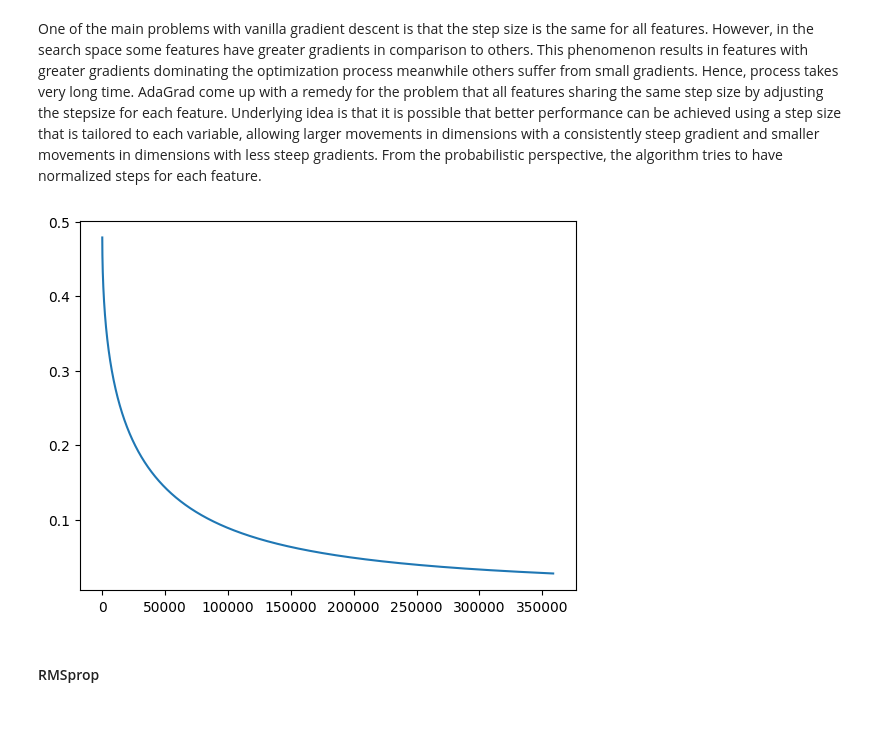
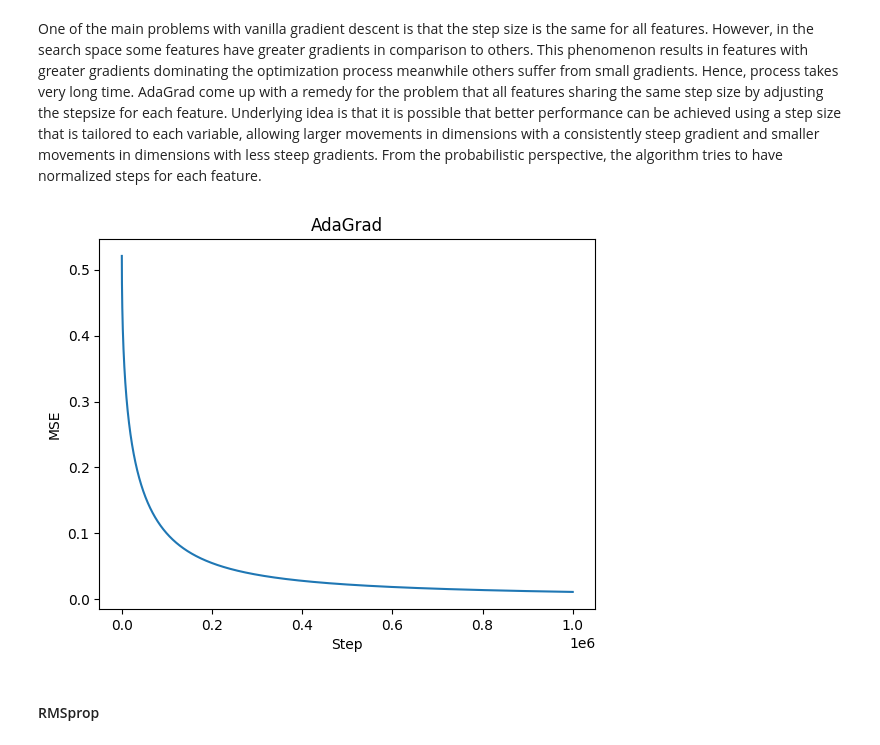
Before and after one commit to kalperenctnr/MLfundementals, a Jupyter notebook: Optimizers/optimizers.ipynb, the cells around one changed output. Saved outputs shown, nothing was run; the diff lists cells and outputs as text; code cells hidden in the pictures; blank space fills up the shorter version.

```diff
--- a/Optimizers/optimizers.ipynb
+++ b/Optimizers/optimizers.ipynb
@@ -27,30 +27,30 @@ def AdaGrad(G, grad):
 # %%
 mse = []
 for l_r in l_rates:
     for init in init_std:
 
         mse_total = 0
         x = np.random.normal(scale=init, size=(2,))
         G = np.zeros_like(x)
         for k in range(1, 1000000):
             dx = f_gradient(x)
             update = l_r * AdaGrad(G, dx)
             x = x - update
             step_mse = (1/2) * f(x)**2
 
             mse_total += step_mse
 
             mse.append(mse_total/k)
-            if np.absolute(update).max() < 1e-6:
+            if np.absolute(update).max() < 1e-8:
                 break
 
 plt.title("AdaGrad")
 plt.ylabel("MSE")
 plt.xlabel("Step")
 plt.plot(mse)
 plt.show()
 # %% [output]
-[figure, old version]
+[figure, new version]
 # %% [markdown]
 #### RMSprop
 # %% [markdown]
```
Also changed, not shown: parts of 11 cells of this notebook.
